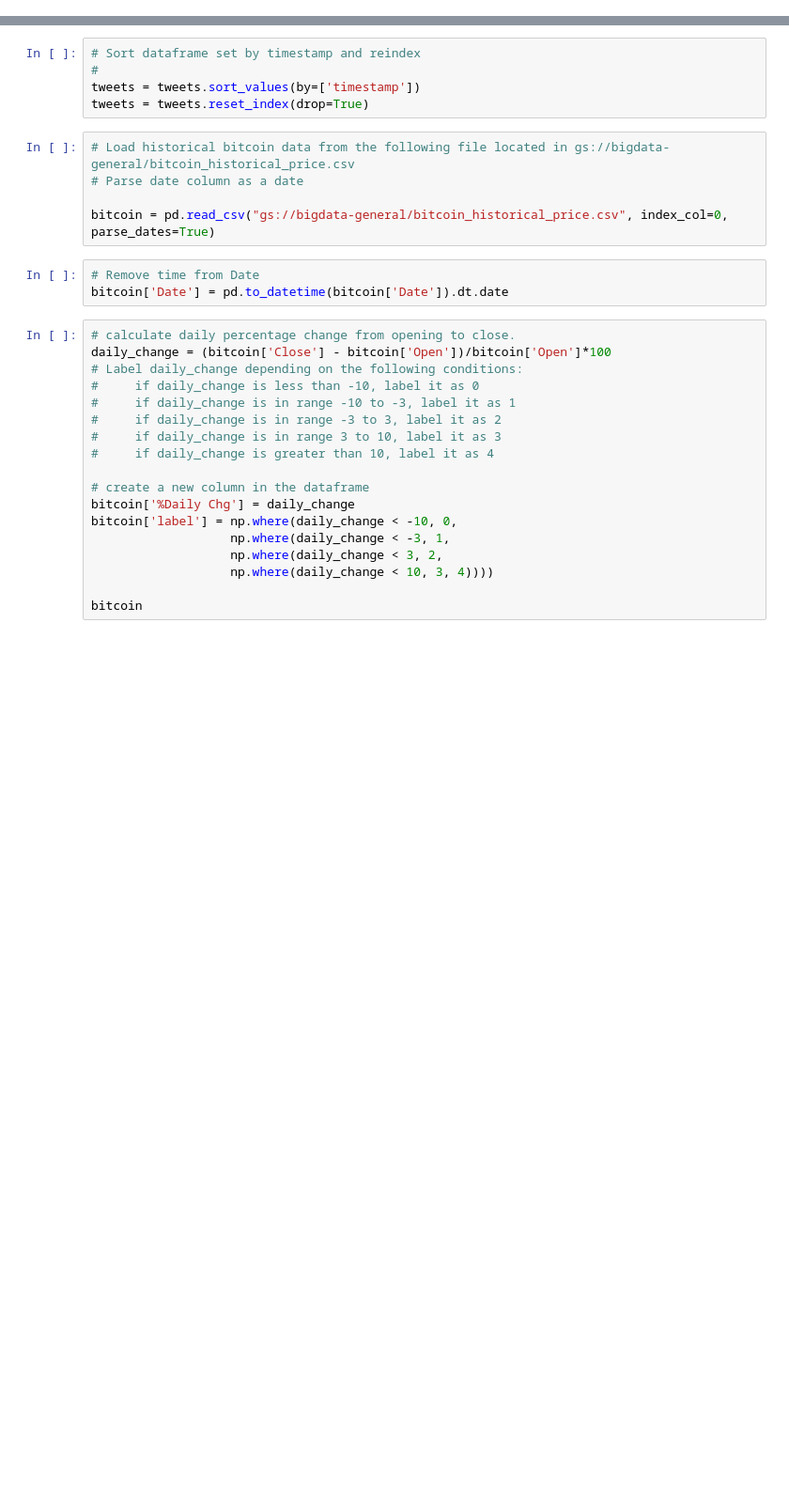
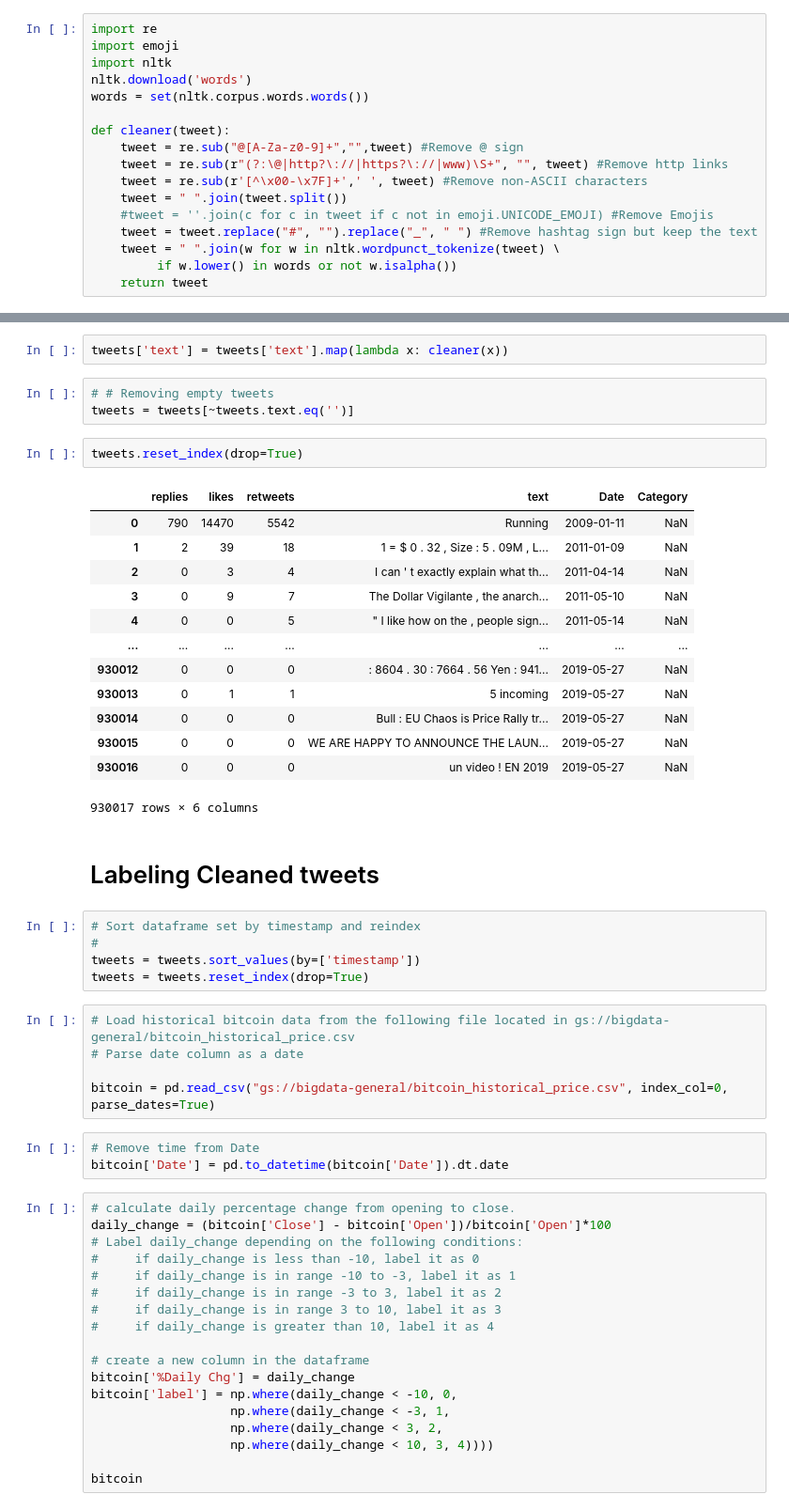
Before and after one commit to AmaruEscalante/bigdata-crypto, a Jupyter notebook: notebooks/Tweets_Labeling.ipynb, the cells around one changed output, grey strips where cells are left out. Shown at 94% size. Cells and saved outputs as stored; diff of their text form; blank space fills up the shorter version.

Commit message:
Tweets labeling and data cleaning completed

```diff
--- a/notebooks/Tweets_Labeling.ipynb
+++ b/notebooks/Tweets_Labeling.ipynb
@@ -13,0 +30,17 @@ tweets['timestamp'] = pd.to_datetime(tweets['timestamp']).dt.date
+# %%
+import re
+import emoji
+import nltk
+nltk.download('words')
+words = set(nltk.corpus.words.words())
+
+def cleaner(tweet):
+    tweet = re.sub("@[A-Za-z0-9]+","",tweet) #Remove @ sign
+    tweet = re.sub(r"(?:\@|http?\://|https?\://|www)\S+", "", tweet) #Remove http links
+    tweet = re.sub(r'[^\x00-\x7F]+',' ', tweet) #Remove non-ASCII characters
+    tweet = " ".join(tweet.split())
+    #tweet = ''.join(c for c in tweet if c not in emoji.UNICODE_EMOJI) #Remove Emojis
+    tweet = tweet.replace("#", "").replace("_", " ") #Remove hashtag sign but keep the text
+    tweet = " ".join(w for w in nltk.wordpunct_tokenize(tweet) \
+         if w.lower() in words or not w.isalpha())
+    return tweet
@@ -14,3 +51,26 @@ tweets['timestamp'] = pd.to_datetime(tweets['timestamp']).dt.date
+# %%
+tweets['text'] = tweets['text'].map(lambda x: cleaner(x))
+# %%
+# # Removing empty tweets
+tweets = tweets[~tweets.text.eq('')]
+# %%
+tweets.reset_index(drop=True)
+# %% [output]
+|  | replies | likes | retweets | text | Date | Category |
+| 0 | 790 | 14470 | 5542 | Running | 2009-01-11 | NaN |
+| 1 | 2 | 39 | 18 | 1 = $ 0 . 32 , Size : 5 . 09M , L... | 2011-01-09 | NaN |
+| 2 | 0 | 3 | 4 | I can ' t exactly explain what th... | 2011-04-14 | NaN |
+| 3 | 0 | 9 | 7 | The Dollar Vigilante , the anarch... | 2011-05-10 | NaN |
+| 4 | 0 | 0 | 5 | " I like how on the , people sign... | 2011-05-14 | NaN |
+| ... | ... | ... | ... | ... | ... | ... |
+| 930012 | 0 | 0 | 0 | : 8604 . 30 : 7664 . 56 Yen : 941... | 2019-05-27 | NaN |
+| 930013 | 0 | 1 | 1 | 5 incoming | 2019-05-27 | NaN |
+| 930014 | 0 | 0 | 0 | Bull : EU Chaos is Price Rally tr... | 2019-05-27 | NaN |
+| 930015 | 0 | 0 | 0 | WE ARE HAPPY TO ANNOUNCE THE LAUN... | 2019-05-27 | NaN |
+| 930016 | 0 | 0 | 0 | un video ! EN 2019 | 2019-05-27 | NaN |
+930017 rows × 6 columns
+# %% [markdown]
+# Labeling Cleaned tweets
 # %%
 # Sort dataframe set by timestamp and reindex
 #
```
Also changed, not shown: parts of 9 cells of this notebook.
